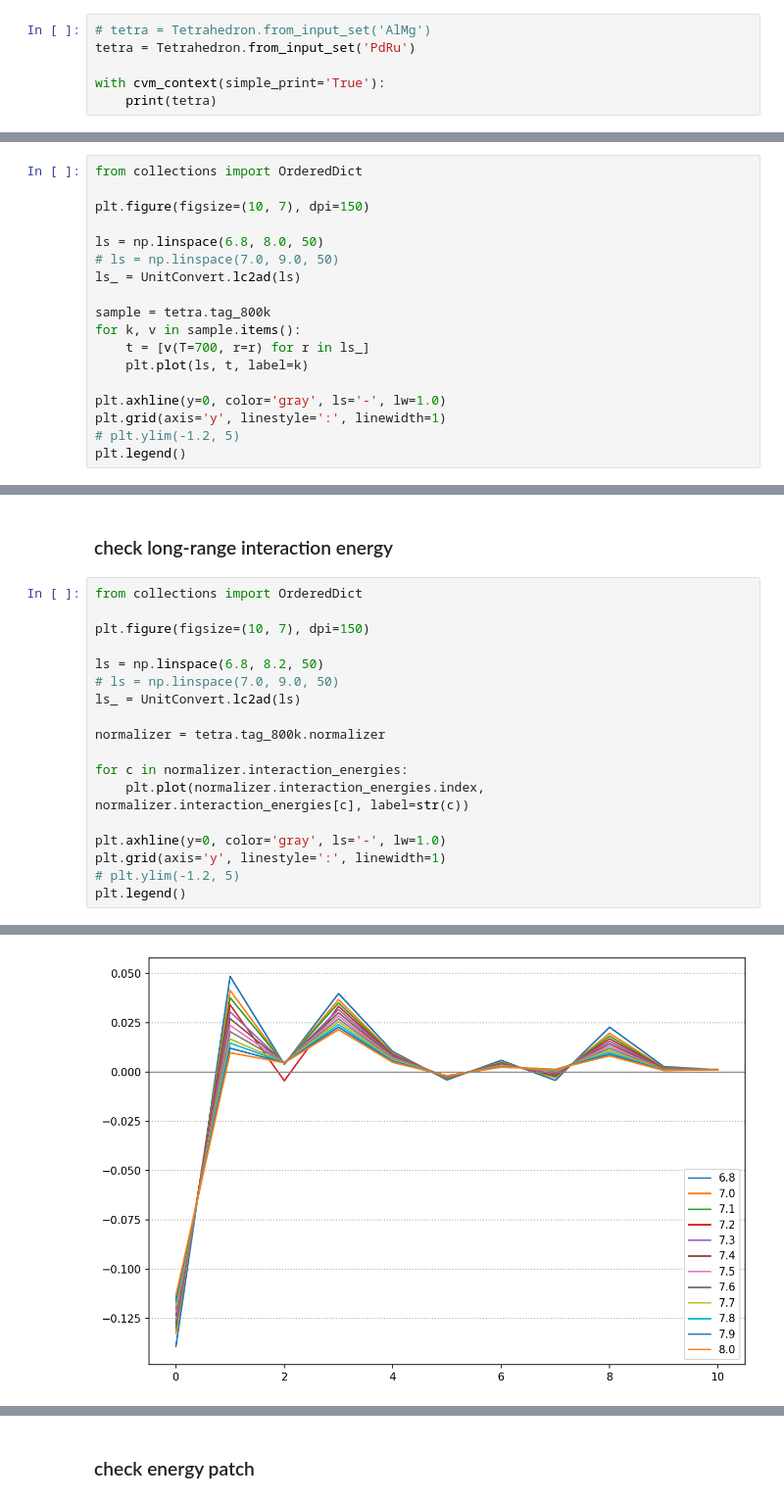
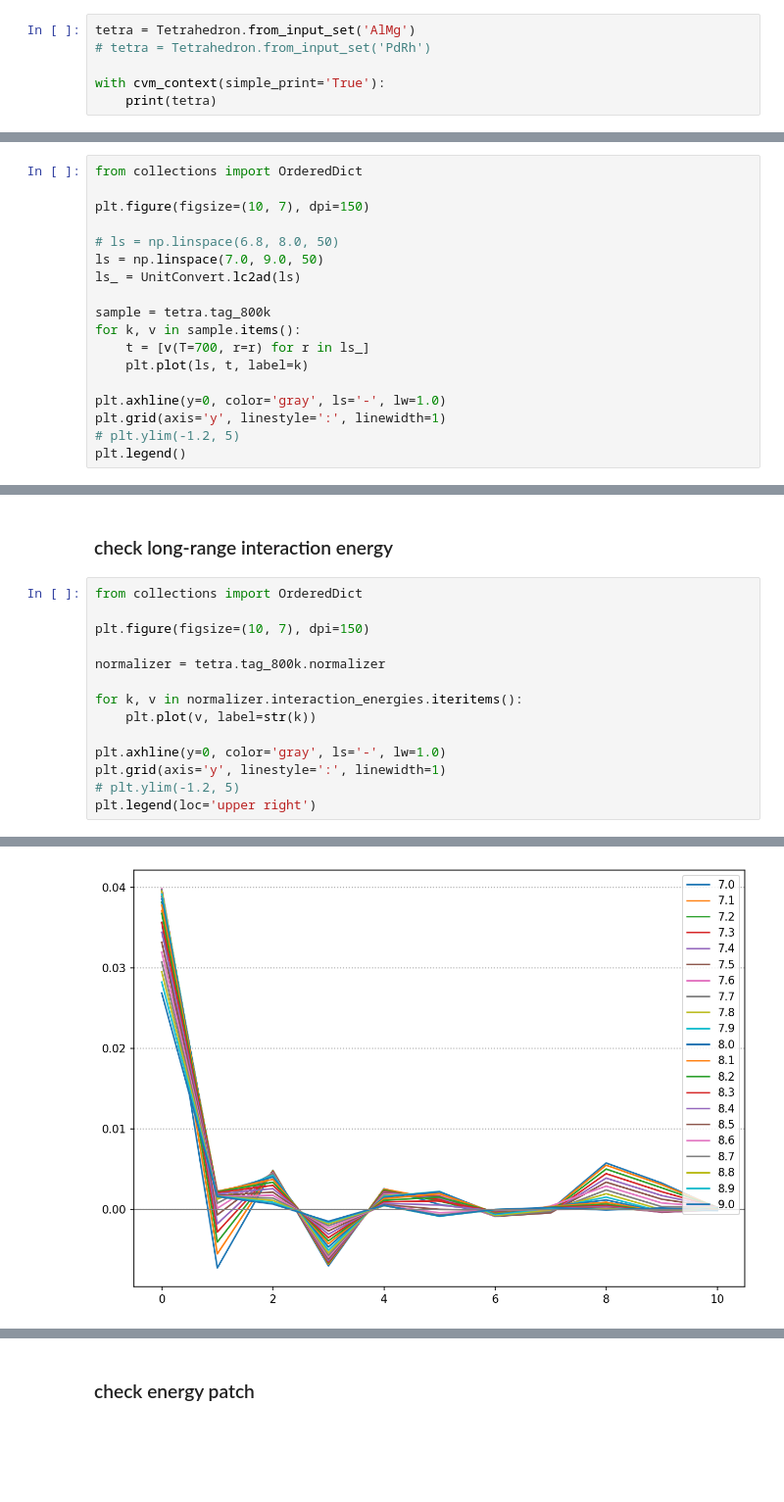
Before and after one commit to kidddddd1984/CVM, a Jupyter notebook: samples/tetrahedron.ipynb, the cells around one changed output, grey strips where cells are left out. Shown at 98% size. Drawn from its saved outputs; the diff is of its cells as text; blank space fills up the shorter version.

```diff
--- a/samples/tetrahedron.ipynb
+++ b/samples/tetrahedron.ipynb
@@ -75,8 +75,8 @@ def process(meta, *results, experiment=None):
 # %% [markdown]
 # Reading input set
 # %%
-# tetra = Tetrahedron.from_input_set('AlMg')
-tetra = Tetrahedron.from_input_set('PdRu')
+tetra = Tetrahedron.from_input_set('AlMg')
+# tetra = Tetrahedron.from_input_set('PdRh')
 
 with cvm_context(simple_print='True'):
     print(tetra)
@@ -138,8 +131,8 @@ from collections import OrderedDict
 
 plt.figure(figsize=(10, 7), dpi=150)
 
-ls = np.linspace(6.8, 8.0, 50)
-# ls = np.linspace(7.0, 9.0, 50)
+# ls = np.linspace(6.8, 8.0, 50)
+ls = np.linspace(7.0, 9.0, 50)
 ls_ = UnitConvert.lc2ad(ls)
 
 sample = tetra.tag_800k
@@ -185,21 +178,17 @@ plt.legend()
 # %%
 from collections import OrderedDict
 
 plt.figure(figsize=(10, 7), dpi=150)
 
-ls = np.linspace(6.8, 8.2, 50)
-# ls = np.linspace(7.0, 9.0, 50)
-ls_ = UnitConvert.lc2ad(ls)
-
 normalizer = tetra.tag_800k.normalizer
 
-for c in normalizer.interaction_energies:
-    plt.plot(normalizer.interaction_energies.index, normalizer.interaction_energies[c], label=str(c))
+for k, v in normalizer.interaction_energies.iteritems():
+    plt.plot(v, label=str(k))
 
 plt.axhline(y=0, color='gray', ls='-', lw=1.0)
 plt.grid(axis='y', linestyle=':', linewidth=1)
 # plt.ylim(-1.2, 5)
-plt.legend()
+plt.legend(loc='upper right')
 # %% [output]
 <matplotlib.legend.Legend at 0x...>
-[figure, old version]
+[figure, new version]
```
Also changed, not shown: parts of 6 cells of this notebook, 1 other file.
